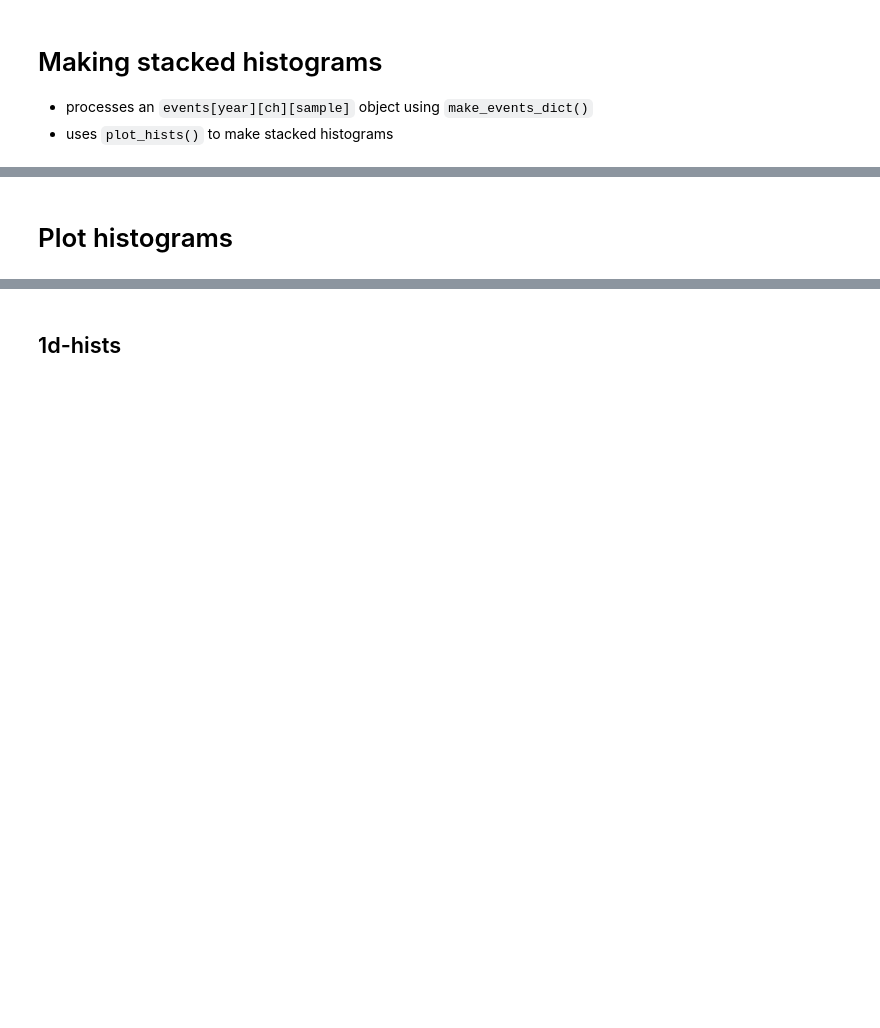
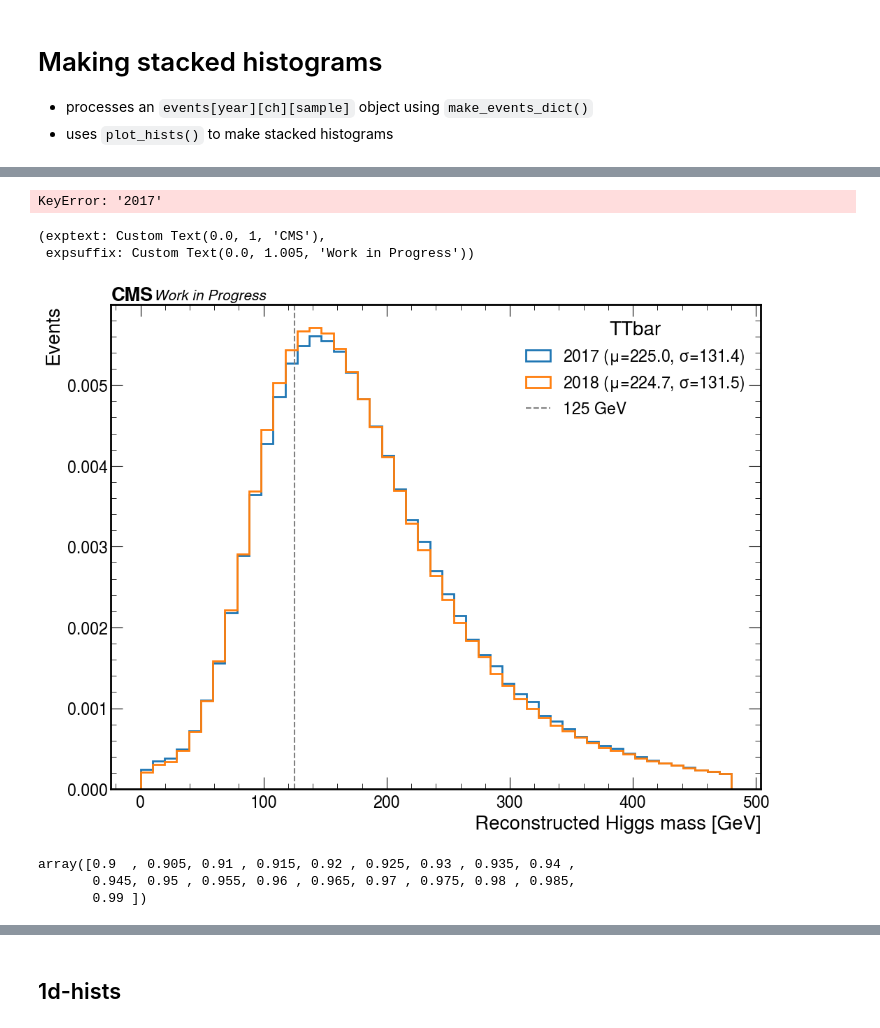
Before and after one commit to quinnanm/boostedhiggs, a Jupyter notebook: binder/hists_plots.ipynb, the cells around one changed output, grey strips where cells are left out. Drawn from its saved outputs; the diff is of its cells as text; code cells hidden in the pictures; blank space fills up the shorter version.

```diff
--- a/binder/hists_plots.ipynb
+++ b/binder/hists_plots.ipynb
@@ -275,2 +152,0 @@ plt.savefig("/Users/fmokhtar/Desktop/hww/rec_higgs_m_qcd")
-# %% [markdown]
-# Plot histograms
@@ -316,0 +153,4 @@ for year in years:
+# %%
+events_dict[years[0]]["ele"].keys()
+# %% [output]
+KeyError: '2017'
@@ -316,0 +159,63 @@ for year in years:
+# %%
+plt.rcParams.update({"font.size": 20})
+
+bins = 50
+
+nice_ch = {
+    "ele": "ELECTRON",
+    "mu": "MUON",
+}
+
+sample = "TTbar"
+channels = ["ele", "mu"]
+region = "signal_region"
+
+fig, ax = plt.subplots(figsize=(12, 9))
+
+for year in ["2017", "2018"]:
+
+    df1 = events_dict[region][year]["mu"][sample]
+    df2 = events_dict[region][year]["ele"][sample]
+
+    df1["weight"] = df1["weight_mu"]
+    df2["weight"] = df2["weight_ele"]
+
+    df = pd.concat([df1, df2])
+
+    x = df["rec_higgs_m"]
+    w = df["weight"]
+    ax.hist(
+        x,
+        bins=np.linspace(0,480,bins),
+        weights=w,
+        density=True,
+        histtype="step",
+        linewidth=2,
+        label=rf"{year} ($\mu$={np.mean(x):.1f}, $\sigma$={np.std(x):.1f})"
+    )
+
+ax.axvline(125, color="grey", linestyle="--", label=rf"125 GeV")
+
+if len(channels) > 1:
+    ax.legend(title=f"{sample}")
+else:
+    ax.legend(title=f"{nice_ch[ch]} channel - {sample}")
+
+
+ax.set_ylabel("Events")
+ax.set_xlabel(f"Reconstructed Higgs mass [GeV]")
+ax.set_ylim(0)
+
+# hep.cms.lumitext("%.1f " % luminosity + r"fb$^{-1}$ (13 TeV)", ax=ax, fontsize=20)
+hep.cms.text("Work in Progress", ax=ax, fontsize=15)
+# plt.savefig(f"/Users/fmokhtar/Desktop/farakiko/{sample}.pdf")
+# %% [output]
+(exptext: Custom Text(0.0, 1, 'CMS'),
+ expsuffix: Custom Text(0.0, 1.005, 'Work in Progress'))
+[figure, added]
+# %%
+np.linspace(0.9, 0.99, 19)
+# %% [output]
+array([0.9  , 0.905, 0.91 , 0.915, 0.92 , 0.925, 0.93 , 0.935, 0.94 ,
+       0.945, 0.95 , 0.955, 0.96 , 0.965, 0.97 , 0.975, 0.98 , 0.985,
+       0.99 ])
```
Also changed, not shown: parts of 70 cells of this notebook, 17 other files.
